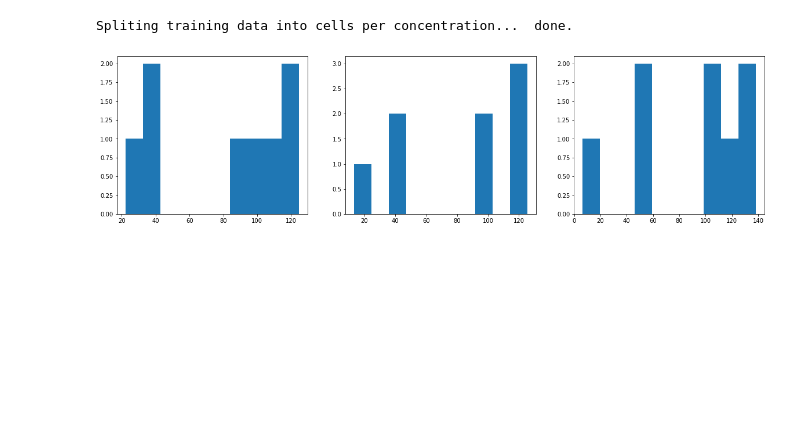
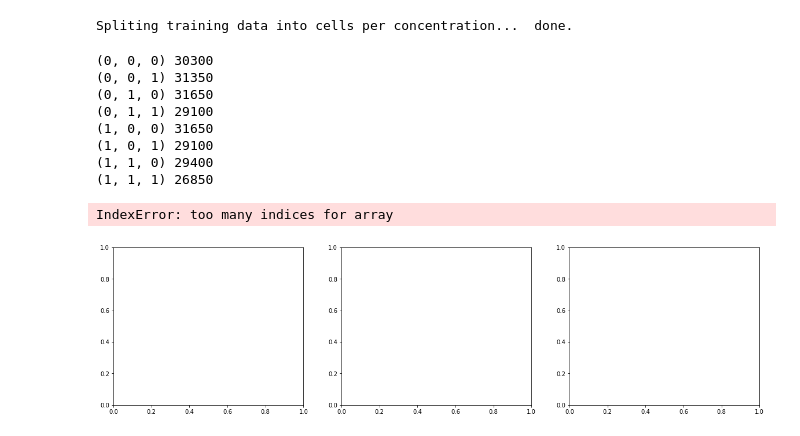
Before and after one commit to CSC-UW/InceptionTime, a Jupyter notebook: glmnet_cf_ensemble.ipynb, the cells around one changed output. Cells and saved outputs as stored; diff of their text form; code cells hidden in the pictures; blank space fills up the shorter version.

```diff
--- a/glmnet_cf_ensemble.ipynb
+++ b/glmnet_cf_ensemble.ipynb
@@ -202,13 +204,27 @@ print(' done.')
 # %% [output]
 Spliting training data into cells per concentration...  done.
 # %%
+# inspect split data
+nsamples = np.zeros(len(split_data))
+for (ix, x) in enumerate(split_data):
+    print(x, split_data[x][1].shape[0])
+
 e = np.array(error)
 fig, axs = plt.subplots(1, 3, figsize=(20,5))
 for idx in range(3):
     axs[idx].hist(e[:,idx])
 plt.show()
 # %% [output]
+(0, 0, 0) 30300
+(0, 0, 1) 31350
+(0, 1, 0) 31650
+(0, 1, 1) 29100
+(1, 0, 0) 31650
+(1, 0, 1) 29100
+(1, 1, 0) 29400
+(1, 1, 1) 26850
+IndexError: too many indices for array
-[figure, old version]
+[figure, new version]
 # %%
 # fit GLMNET in parallel (ncores) with cross validation to find lambda
 
```
Also changed, not shown: parts of 11 cells of this notebook.
